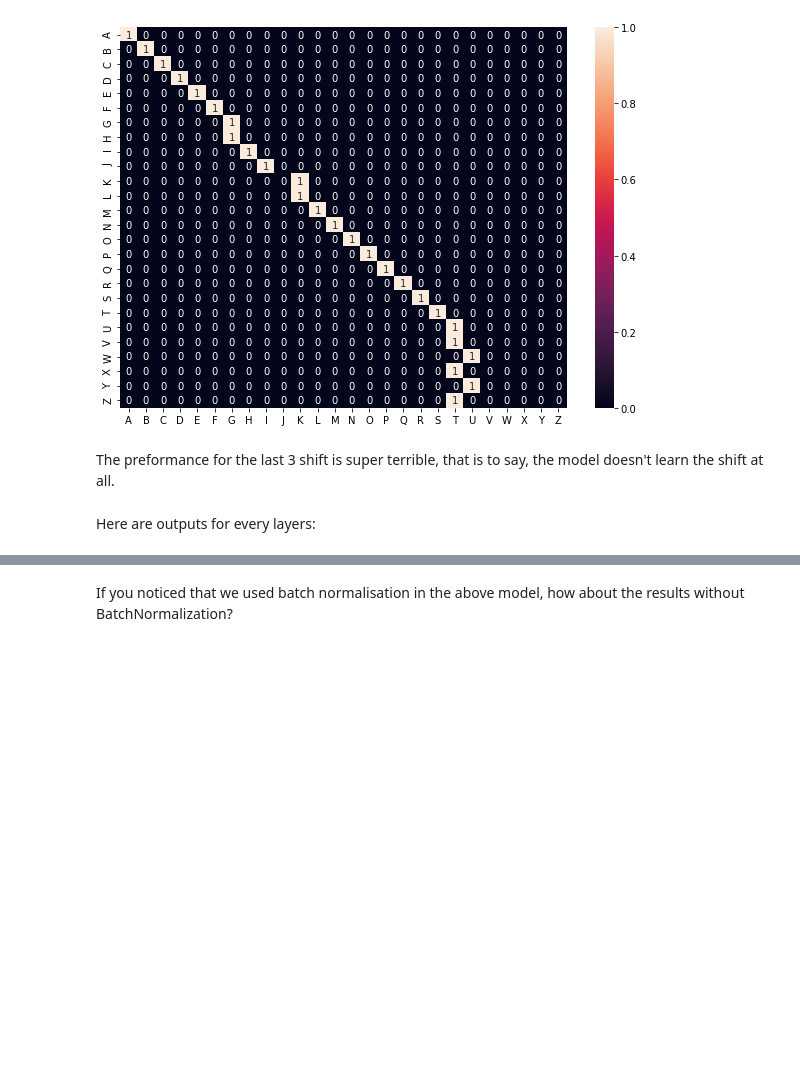
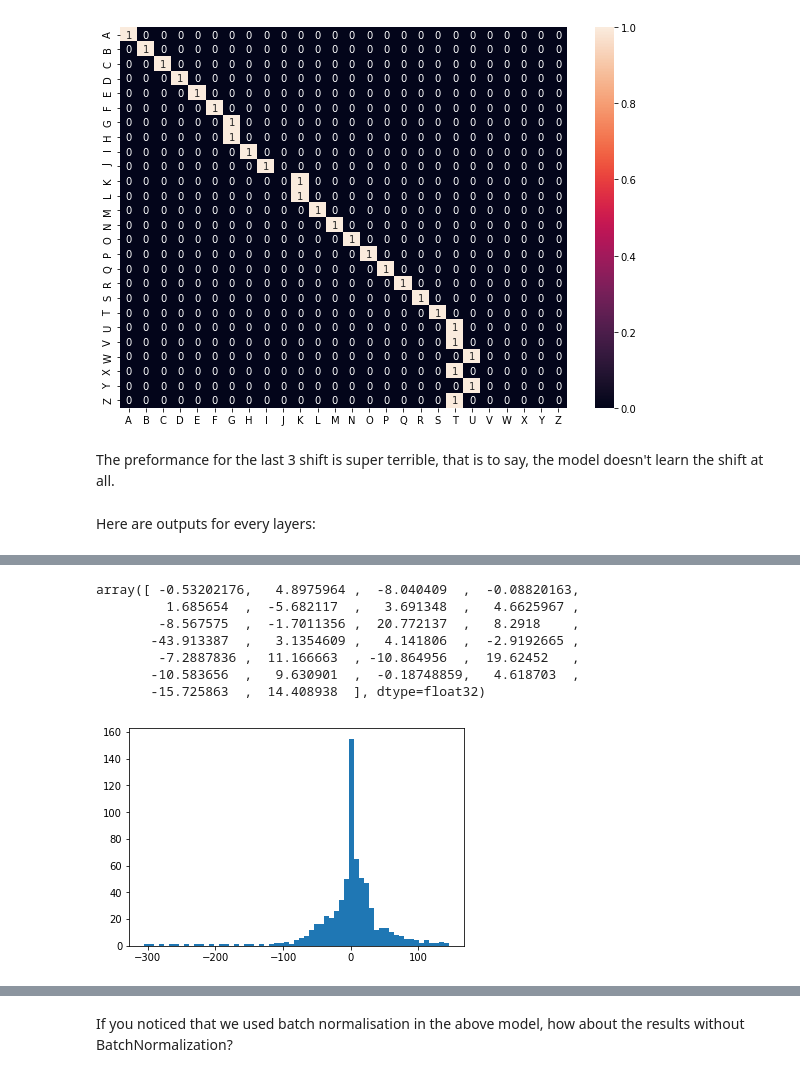
Before and after one commit to xihajun/Data-Science-Deep-learning-Sam-Jun, a Jupyter notebook: project summary/project.ipynb, the cells around one changed output, grey strips where cells are left out. Saved outputs shown, nothing was run; the diff lists cells and outputs as text; code cells hidden in the pictures; blank space fills up the shorter version.

```diff
--- a/project summary/project.ipynb
+++ b/project summary/project.ipynb
@@ -193,0 +163,13 @@ array([-7.615225], dtype=float32)
+# %%
+a = np.hstack([dense2_output[i] for i in range(26)])
+plt.hist(a, bins='auto')
+dense2_output[1]
+# %% [output]
+array([ -0.53202176,   4.8975964 ,  -8.040409  ,  -0.08820163,
+         1.685654  ,  -5.682117  ,   3.691348  ,   4.6625967 ,
+        -8.567575  ,  -1.7011356 ,  20.772137  ,   8.2918    ,
+       -43.913387  ,   3.1354609 ,   4.141806  ,  -2.9192665 ,
+        -7.2887836 ,  11.166663  , -10.864956  ,  19.62452   ,
+       -10.583656  ,   9.630901  ,  -0.18748859,   4.618703  ,
+       -15.725863  ,  14.408938  ], dtype=float32)
+[figure, added]
```
Also changed, not shown: parts of 96 cells of this notebook.
